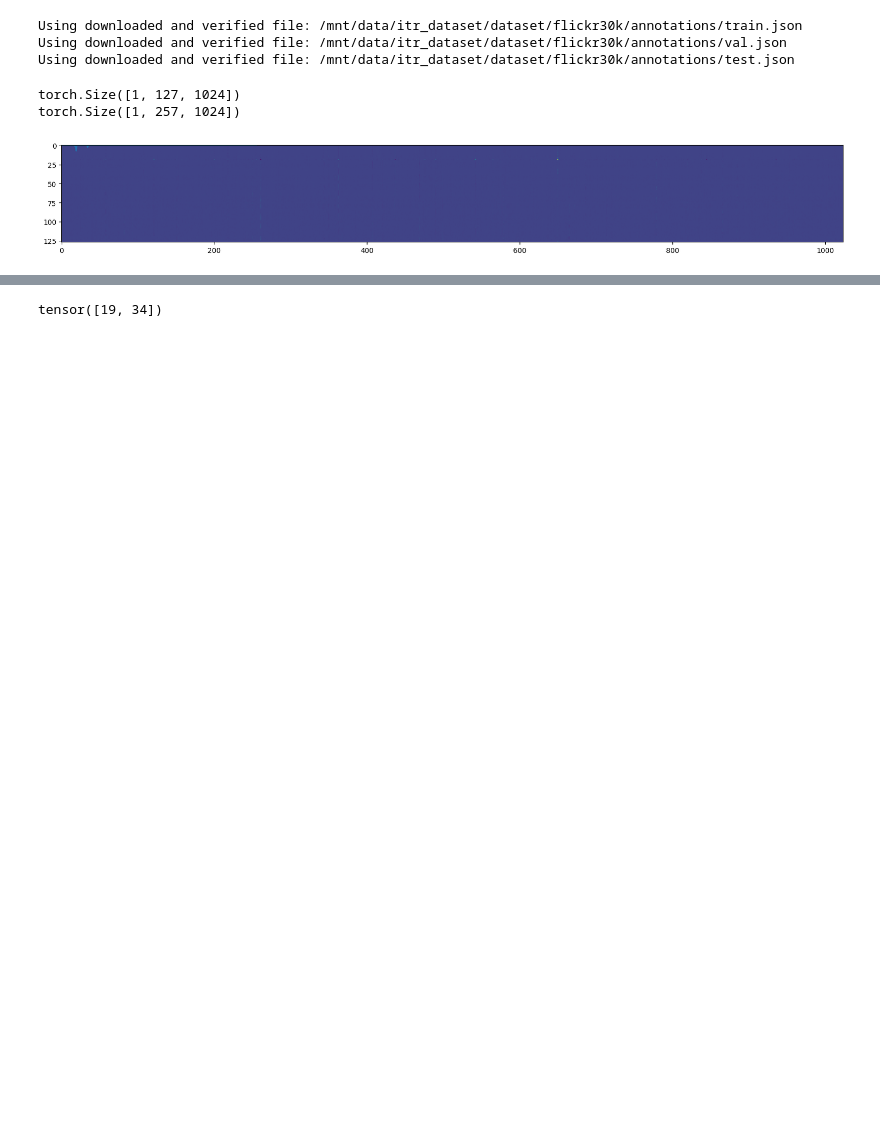
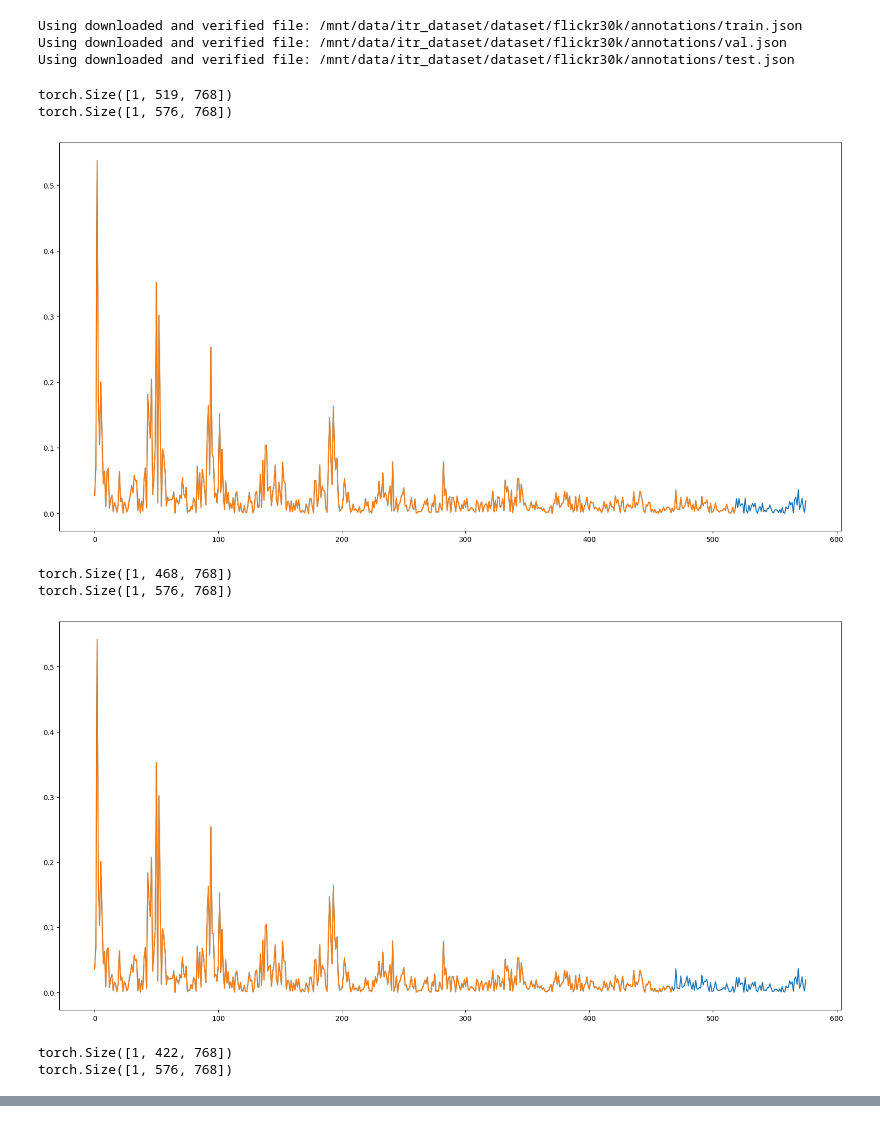
Before and after one commit to hchautran/HypCLIP, a Jupyter notebook: lab.ipynb, the cells around one changed output, grey strips where cells are left out. Cells and saved outputs as stored; diff of their text form; code cells hidden in the pictures; blank space fills up the shorter version.

```diff
--- a/lab.ipynb
+++ b/lab.ipynb
@@ -42,7 +41,7 @@ for _, config_dict in config_args.items():
     parser = add_flags_from_config(parser, config_dict)
 # %%
 from lavis.models import load_model_and_preprocess
-from model.modules.dct_models import DCTLAVISBlip
+from model.modules.compressed_models import CompressedLAVISBLIP
 
 
 model, vis_processors, txt_processors = load_model_and_preprocess("blip_retrieval", "flickr", is_eval=False)
@@ -54,5 +53,5 @@ train_loader, val_loader, test_loader = get_loaders(
     tokenizer=model.tokenizer,
 )
 device = torch.device('cpu')
-model = DCTLAVISBlip(model, compress_method='std')
+model = CompressedLAVISBLIP(model, compress_method='dct')
 # %%
@@ -90,8 +89,8 @@ for batch in tqdm(test_loader):
     break
 with torch.no_grad():
     # print(batch['pixel_values'].shape)
-    _,_, hidden_states,x_dct = model.get_vision_features(pixel_values=batch['pixel_values'].to(device), use_compressed_hidden_state=False,return_all_fourier_signals=True)
-    _,_, filtered_hidden_states,x_dct_filtered = model.get_vision_features(pixel_values=batch['pixel_values'].to(device), use_compressed_hidden_state=True, return_all_fourier_signals=True)
+    _,_, hidden_states,x_dct,_ = model.get_vision_features(pixel_values=batch['pixel_values'].to(device), use_compressed_hidden_state=False,return_all_hidden_state=True)
+    _,_, filtered_hidden_states,x_dct_filtered,_ = model.get_vision_features(pixel_values=batch['pixel_values'].to(device), use_compressed_hidden_state=True, return_all_hidden_state=True)
     for i in range(len(filtered_hidden_states)):
 
         # filtered_hidden_state = filtered_hidden_states[i].permute(1,0,2)
@@ -104,37 +103,43 @@ with torch.no_grad():
         pred = x_dct_filtered[i]
         # pred = upsample(pred.permute(0,2,1)).permute(0,2,1)
         target = x_dct[i]
         print(pred.shape)
         print(hidden_states[i].shape)
         # pred_amplitude = torch.abs(x_dct_filtered[i])
 
         # x_dct_filtered_mean =pred.mean(0).mean(1)
         # x_dct_mean = target.mean(0).mean(1)
         # x_dct_filtered_mean =torch.abs(pred.mean(0).mean(1))
         # x_dct_mean = torch.abs(target.mean(0).mean(1))
         x_dct_filtered_mean =pred.mean(0)
         x_dct_mean = target.mean(0)
-        x_dct_filtered_std =pred.mean(0).std(1) **2
-        x_dct_mean_std = target.mean(0).std(1) **2
+
+        x_dct_filtered_std =torch.abs(pred.mean(0).mean(1))
+        x_dct_mean_std = torch.abs(target.mean(0).mean(1))
         # threshold =torch.quantile(x_dct_mean, 0.95, dim=-1, keepdim=True)
 
         # indices = torch.where(x_dct_mean > threshold)
         # last_index = indices[0][-1].item() if indices[0].numel() > 0 else -1
         # print(threshold)
         # print(last_index)
 
         plt.figure(figsize=(20, 10))
-        # plt.plot(x_dct_filtered_mean.mean(1).cpu().detach().numpy())
         plt.plot(x_dct_mean_std.cpu().detach().numpy())
-        plt.imshow(x_dct_filtered_mean.cpu().detach().numpy())
+        plt.plot(x_dct_filtered_std.cpu().detach().numpy())
+        # plt.imshow(x_dct_filtered_mean.cpu().detach().numpy())
         # plt.imshow(x_dct_mean.cpu().detach().numpy())
         # plt.plot(x_dct_mean)
         # plt.plot(x_dct_filtered_mean)
         plt.show()
 
 
 # plot_hidden_states(hidden_states, filtered=True)
 # %% [output]
-torch.Size([1, 127, 1024])
-torch.Size([1, 257, 1024])
+torch.Size([1, 519, 768])
+torch.Size([1, 576, 768])
-[figure, old version]
+[figure, new version]
+torch.Size([1, 468, 768])
+torch.Size([1, 576, 768])
+[figure, added]
+torch.Size([1, 422, 768])
+torch.Size([1, 576, 768])
@@ -143,4 +146,0 @@ mask = torch.nonzero(x_dct_mean_std > 1).squeeze()
-# %%
-mask
-# %% [output]
-tensor([19, 34])
```
Also changed, not shown: parts of 11 cells of this notebook, 7 other files.
